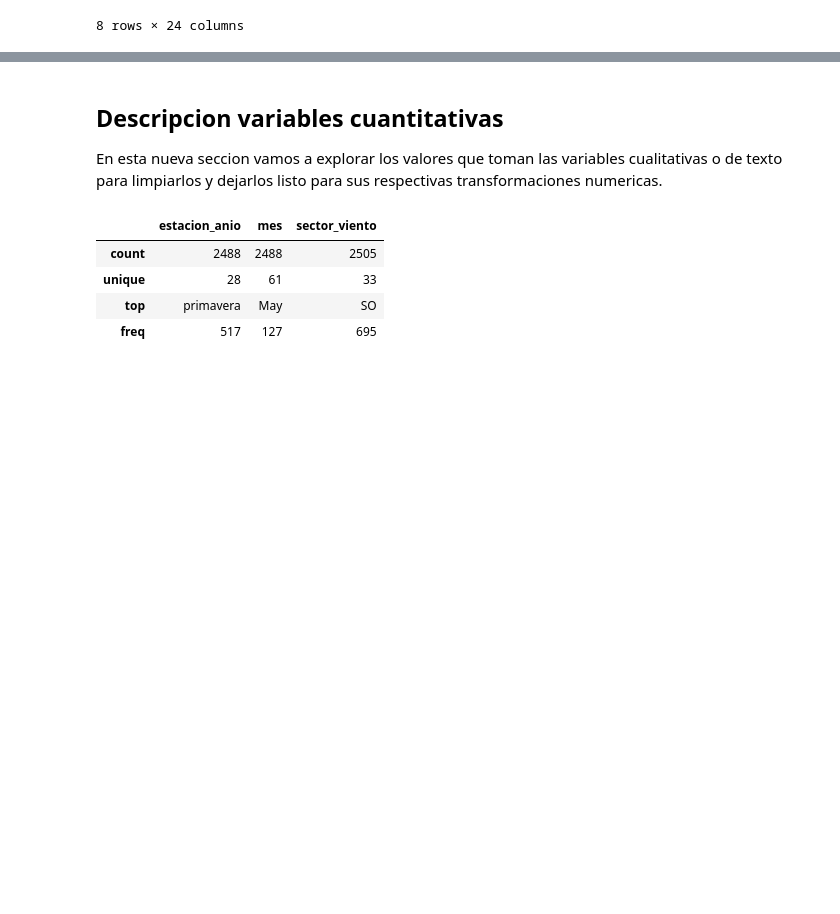
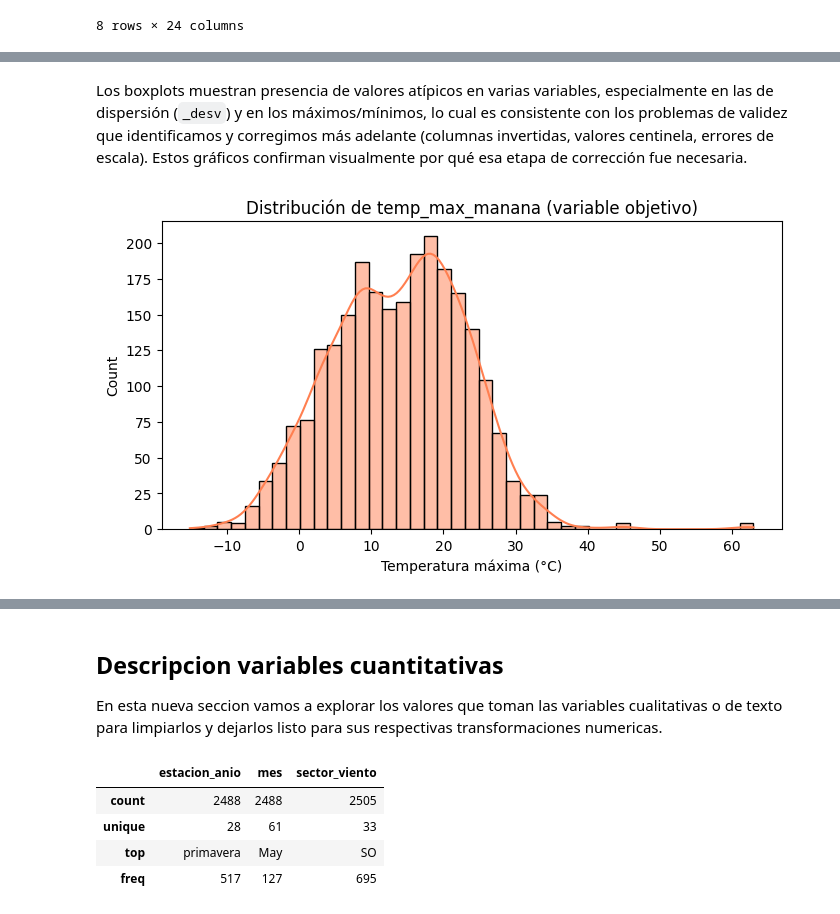
Before and after one commit to Teban1101/MaterialDeClase-ISIS-2611, a Jupyter notebook: 202620/Laboratorios/L1/lab1.ipynb, the cells around one changed output, grey strips where cells are left out. Drawn from its saved outputs; the diff is of its cells as text; code cells hidden in the pictures; blank space fills up the shorter version.

```diff
--- a/202620/Laboratorios/L1/lab1.ipynb
+++ b/202620/Laboratorios/L1/lab1.ipynb
@@ -163,0 +191,13 @@ data.describe()
+# %% [markdown]
+Los boxplots muestran presencia de valores atípicos en varias variables, especialmente en las de
+dispersión (`_desv`) y en los máximos/mínimos, lo cual es consistente con los problemas de validez
+que identificamos y corregimos más adelante (columnas invertidas, valores centinela, errores de
+escala). Estos gráficos confirman visualmente por qué esa etapa de corrección fue necesaria.
+# %%
+plt.figure(figsize=(8, 4))
+sns.histplot(data['temp_max_manana'].dropna(), kde=True, color='coral')
+plt.title('Distribución de temp_max_manana (variable objetivo)')
+plt.xlabel('Temperatura máxima (°C)')
+plt.show()
+# %% [output]
+[figure, added]
```
Also changed, not shown: parts of 52 cells of this notebook, 1 other file.
